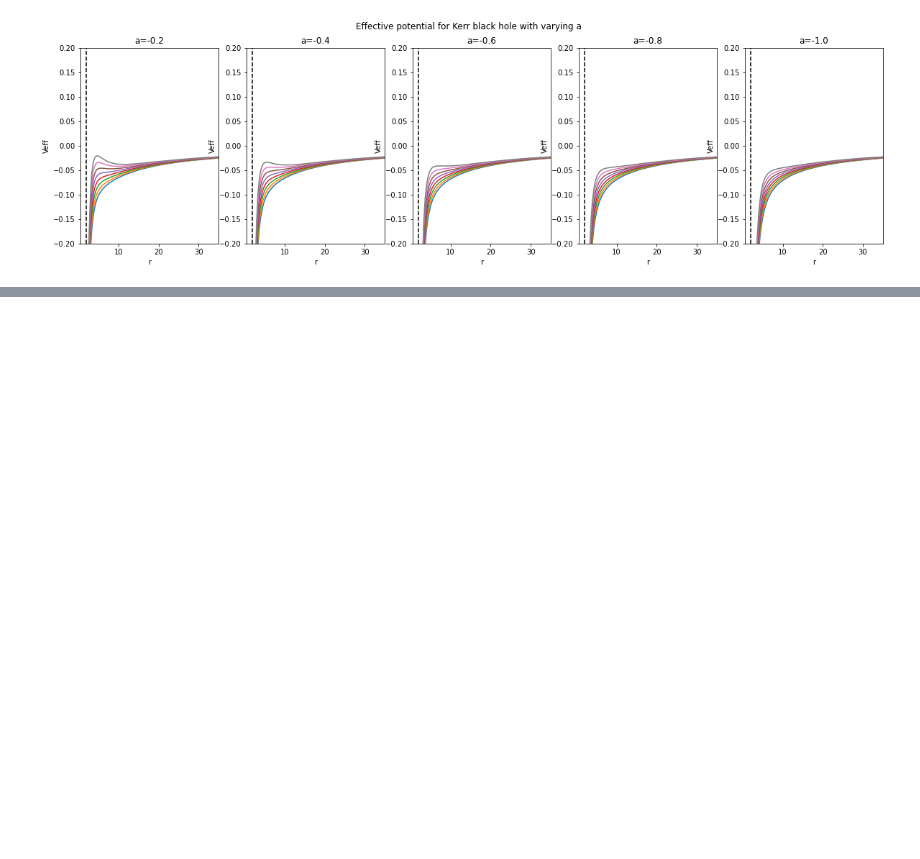
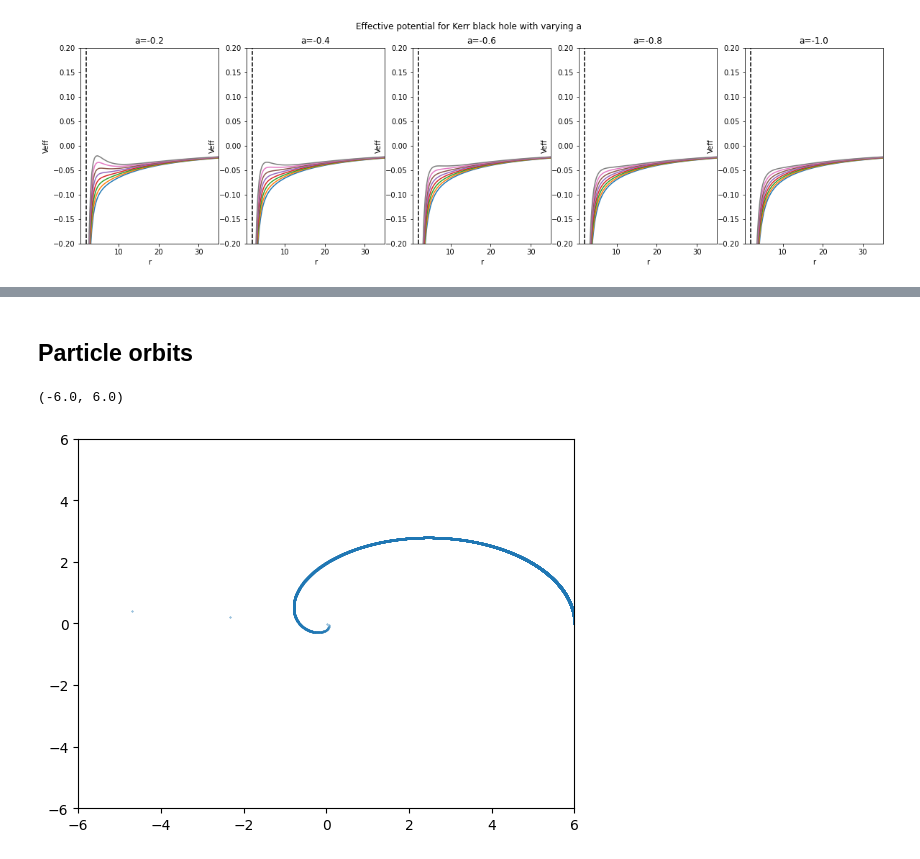
Before and after one commit to j-moncr/honours_nr, a Jupyter notebook: notebooks/particel_orbits_schwarzschild.ipynb, the cells around one changed output, grey strips where cells are left out. Saved outputs shown, nothing was run; the diff lists cells and outputs as text; code cells hidden in the pictures; blank space fills up the shorter version.

```diff
--- a/notebooks/particel_orbits_schwarzschild.ipynb
+++ b/notebooks/particel_orbits_schwarzschild.ipynb
@@ -155,0 +155,51 @@ plt.show()
+# %% [markdown]
+## Particle orbits
+# %%
+def rn(rp, rpp, dt, G=1, M=1, L=1):
+    """Implementing reccurence relation for r DE"""
+    Fg = -G * M / rp**2
+    l1 = L**2 / rp**3   # Meaingless variable name
+    F2 = - G * M * L**2 / rp**4
+    return 2*rp - rpp + dt**2 * (Fg + l1 + F2)
+
+def phin(phip, rn, rp, dt, L=1):
+    """Implementing reccurence relation for phi DE"""
+    return phip + dt * L / (0.5 * (rn + rp)**2)
+# %%
+G = 1
+M = 1
+
+dtau = 0.001
+L = 2 * np.sqrt(3) * G * M
+
+r0 = 6 * G * M
+r1 = r0
+# r1 = r0
+phi0 = 0
+phi1 = phi0 + L**2 / (r0**2) * dtau
+# phi1 = phi0
+iterations = 50000
+
+rs = np.zeros(iterations)
+phis = np.zeros(iterations)
+
+rs[0], rs[1] = r0, r1
+phis[0], phis[1] = phi0, phi1
+
+rpp = r0
+rp = r1
+r = rp
+phip, phi = phi1, phi1
+for index in range(iterations):
+    # Initialise previous values
+    rp, rpp = r, rp
+    phip = phi
+
+    r = rn(rp, rpp, dtau, M = M, G=G)
+    phi = phin(phip, r, rp, dtau, L=L)
+
+    rs[index] = r
+    phis[index] = phi
+# %% [output]
+(-6.0, 6.0)
+[figure, added]
```
Also changed, not shown: parts of 14 cells of this notebook, 31 other files.
